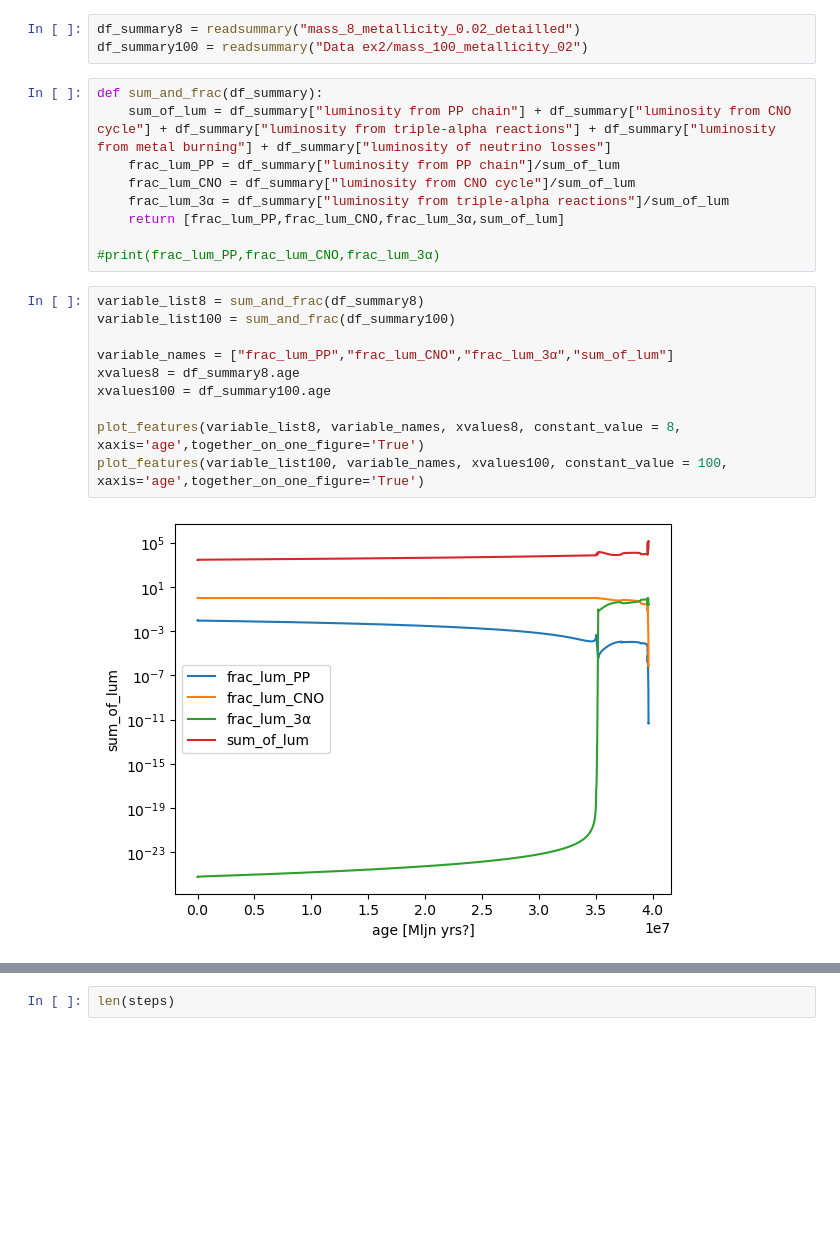
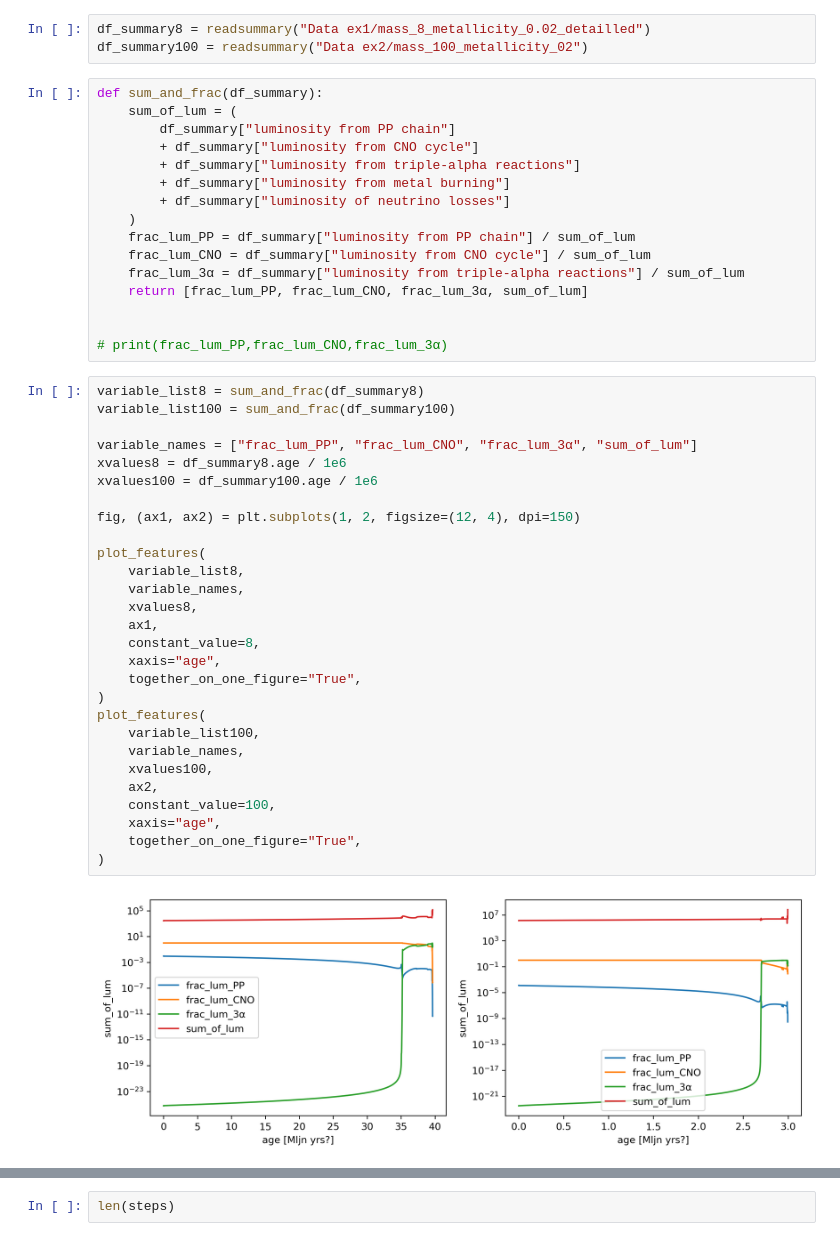
Before and after one commit to aunetx/stellar-physics-project, a Jupyter notebook: Analysis ex3.ipynb, the cells around one changed output, grey strips where cells are left out. Drawn from its saved outputs; the diff is of its cells as text; blank space fills up the shorter version.

```diff
--- a/Analysis ex3.ipynb
+++ b/Analysis ex3.ipynb
@@ -6,24 +6,49 @@ from Analysis_ex2 import readsummary,plot_features
 # %%
-df_summary8 = readsummary("mass_8_metallicity_0.02_detailled")
+df_summary8 = readsummary("Data ex1/mass_8_metallicity_0.02_detailled")
 df_summary100 = readsummary("Data ex2/mass_100_metallicity_02")
 # %%
 def sum_and_frac(df_summary):
-    sum_of_lum = df_summary["luminosity from PP chain"] + df_summary["luminosity from CNO cycle"] + df_summary["luminosity from triple-alpha reactions"] + df_summary["luminosity from metal burning"] + df_summary["luminosity of neutrino losses"]
-    frac_lum_PP = df_summary["luminosity from PP chain"]/sum_of_lum
-    frac_lum_CNO = df_summary["luminosity from CNO cycle"]/sum_of_lum
-    frac_lum_3α = df_summary["luminosity from triple-alpha reactions"]/sum_of_lum
-    return [frac_lum_PP,frac_lum_CNO,frac_lum_3α,sum_of_lum]
+    sum_of_lum = (
+        df_summary["luminosity from PP chain"]
+        + df_summary["luminosity from CNO cycle"]
+        + df_summary["luminosity from triple-alpha reactions"]
+        + df_summary["luminosity from metal burning"]
+        + df_summary["luminosity of neutrino losses"]
+    )
+    frac_lum_PP = df_summary["luminosity from PP chain"] / sum_of_lum
+    frac_lum_CNO = df_summary["luminosity from CNO cycle"] / sum_of_lum
+    frac_lum_3α = df_summary["luminosity from triple-alpha reactions"] / sum_of_lum
+    return [frac_lum_PP, frac_lum_CNO, frac_lum_3α, sum_of_lum]
 
-#print(frac_lum_PP,frac_lum_CNO,frac_lum_3α)
+
+# print(frac_lum_PP,frac_lum_CNO,frac_lum_3α)
 # %%
 variable_list8 = sum_and_frac(df_summary8)
 variable_list100 = sum_and_frac(df_summary100)
 
-variable_names = ["frac_lum_PP","frac_lum_CNO","frac_lum_3α","sum_of_lum"]
-xvalues8 = df_summary8.age
-xvalues100 = df_summary100.age
+variable_names = ["frac_lum_PP", "frac_lum_CNO", "frac_lum_3α", "sum_of_lum"]
+xvalues8 = df_summary8.age / 1e6
+xvalues100 = df_summary100.age / 1e6
 
-plot_features(variable_list8, variable_names, xvalues8, constant_value = 8, xaxis='age',together_on_one_figure='True')
-plot_features(variable_list100, variable_names, xvalues100, constant_value = 100, xaxis='age',together_on_one_figure='True')
+fig, (ax1, ax2) = plt.subplots(1, 2, figsize=(12, 4), dpi=150)
+
+plot_features(
+    variable_list8,
+    variable_names,
+    xvalues8,
+    ax1,
+    constant_value=8,
+    xaxis="age",
+    together_on_one_figure="True",
+)
+plot_features(
+    variable_list100,
+    variable_names,
+    xvalues100,
+    ax2,
+    constant_value=100,
+    xaxis="age",
+    together_on_one_figure="True",
+)
 # %% [output]
-[figure, old version]
+[figure, new version]
```
Also changed, not shown: parts of 5 cells of this notebook, 4 other files.
